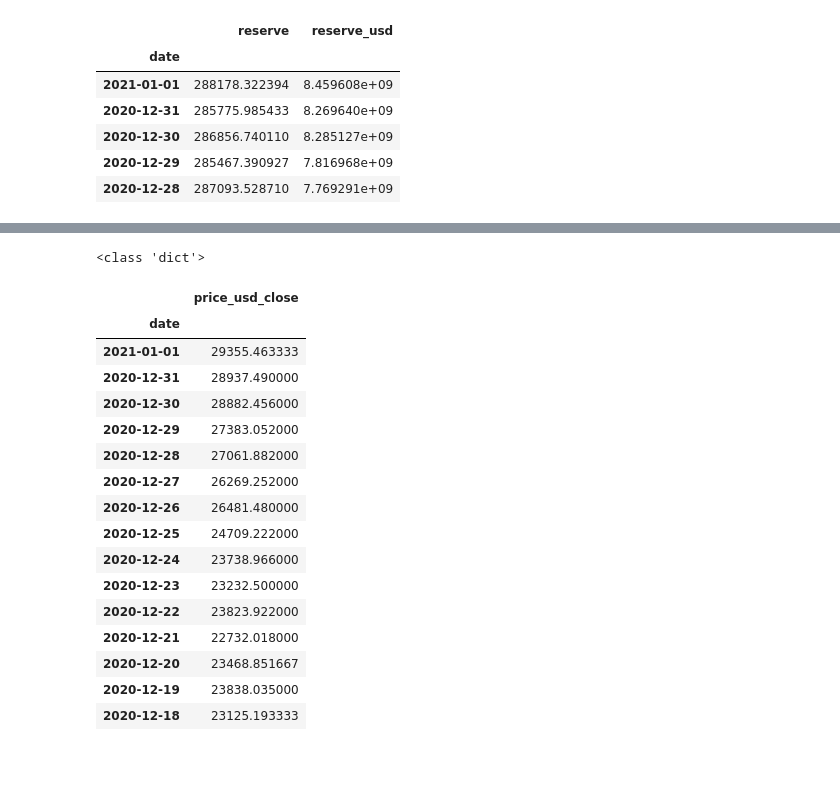
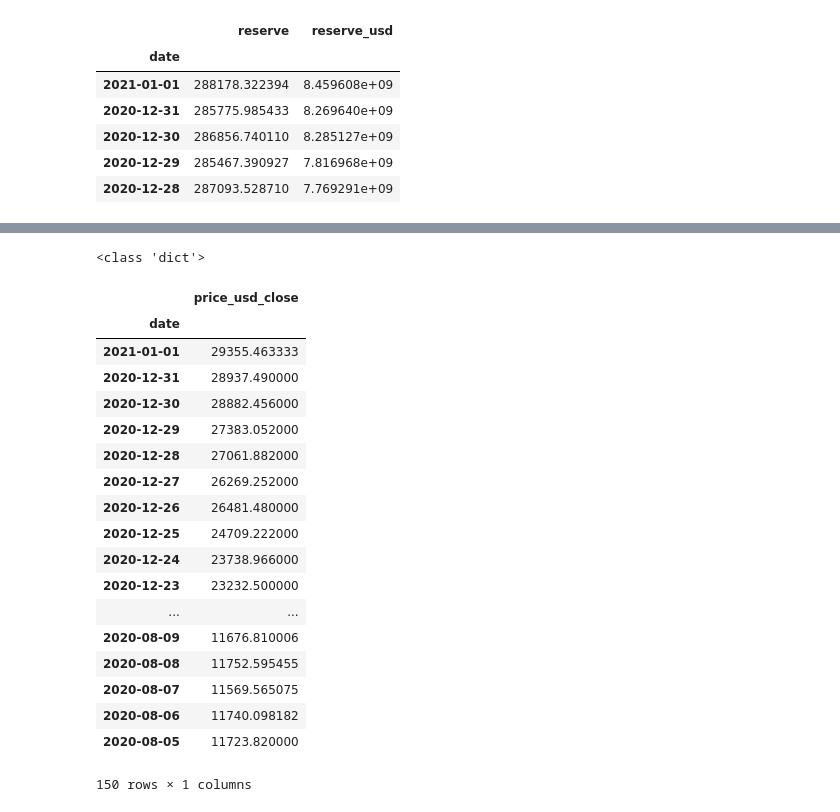
Before and after one commit to nospmah/fintech.group_project, a Jupyter notebook: notebooks/abdull_working.ipynb, the cells around one changed output, grey strips where cells are left out. Drawn from its saved outputs; the diff is of its cells as text; code cells hidden in the pictures; blank space fills up the shorter version.

```diff
--- a/notebooks/abdull_working.ipynb
+++ b/notebooks/abdull_working.ipynb
@@ -45,37 +55,39 @@ exchange_reserve_df.plot(figsize=(10,5))
 # %%
 #Add bitcoin price to visualize
 # %%
-btc_URL = "https://api.cryptoquant.com/v1/btc/market-data/price-usd?window=day&from=20150101&to=20210101"
+btc_URL = "https://api.cryptoquant.com/v1/btc/market-data/price-usd?window=day&from=20170623&to=20210101&limit=100000"
 response = requests.get(btc_URL, headers=headers)
-
+#Retrieving data as far back as 06/23/2017.
 btc_price_data = response.json()
 print(type(btc_price_data))
 
 #pprint.pprint(btc_price_data)
 btc_price_df = pd.DataFrame(data=btc_price_data['result']['data'])
 btc_price_df = btc_price_df.drop(['price_usd_high','price_usd_low','price_usd_open'], axis = 1)
 btc_price_df['date'] = pd.to_datetime(btc_price_df['date'])
 btc_price_df = btc_price_df.set_index('date')
 
-btc_price_df.head(15)
+btc_price_df.head(150)
 # %% [output]
 <class 'dict'>
 |  | price_usd_close |
 | date |  |
 | 2021-01-01 | 29355.463333 |
 | 2020-12-31 | 28937.490000 |
 | 2020-12-30 | 28882.456000 |
 | 2020-12-29 | 27383.052000 |
 | 2020-12-28 | 27061.882000 |
 | 2020-12-27 | 26269.252000 |
 | 2020-12-26 | 26481.480000 |
 | 2020-12-25 | 24709.222000 |
 | 2020-12-24 | 23738.966000 |
 | 2020-12-23 | 23232.500000 |
-| 2020-12-22 | 23823.922000 |
-| 2020-12-21 | 22732.018000 |
-| 2020-12-20 | 23468.851667 |
-| 2020-12-19 | 23838.035000 |
-| 2020-12-18 | 23125.193333 |
+| ... | ... |
+| 2020-08-09 | 11676.810006 |
+| 2020-08-08 | 11752.595455 |
+| 2020-08-07 | 11569.565075 |
+| 2020-08-06 | 11740.098182 |
+| 2020-08-05 | 11723.820000 |
+150 rows × 1 columns
 # %%
 #combine btc price and btc reserve on exchanges
```
Also changed, not shown: parts of 11 cells of this notebook.
